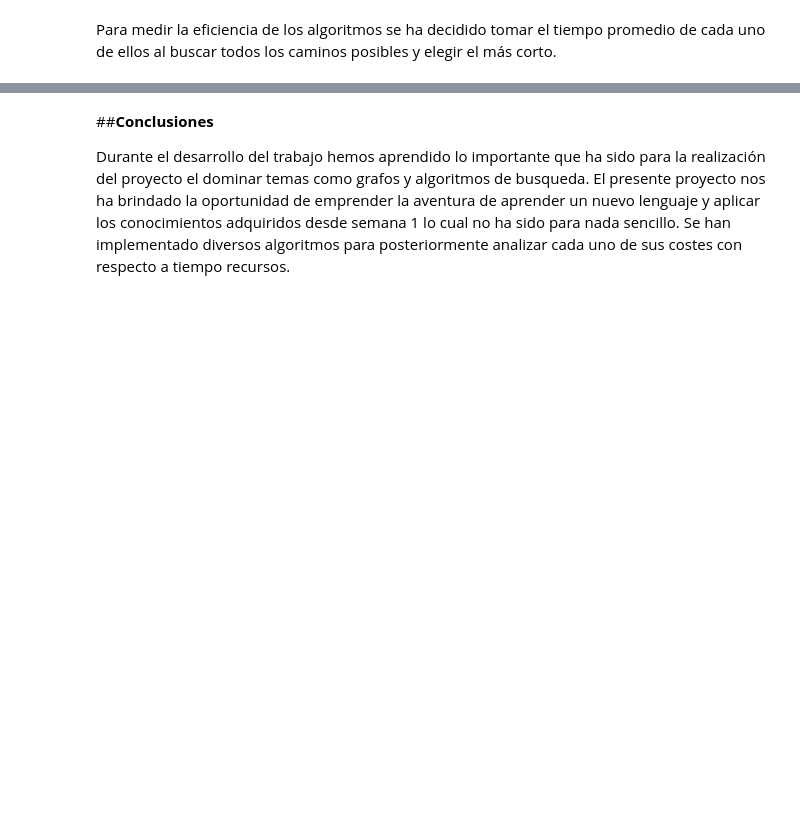
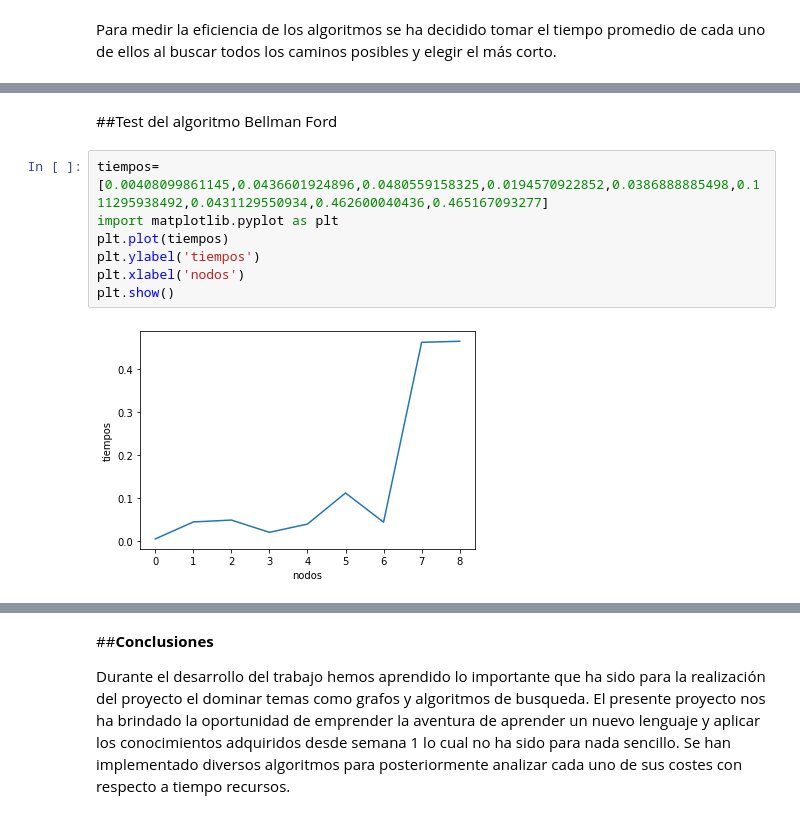
Before and after one commit to IPorteniu/CC184-Project, a Jupyter notebook: TrabajoParcial_Complejidad.ipynb, the cells around one changed output, grey strips where cells are left out. Drawn from its saved outputs; the diff is of its cells as text; blank space fills up the shorter version.

```diff
--- a/TrabajoParcial_Complejidad.ipynb
+++ b/TrabajoParcial_Complejidad.ipynb
@@ -437,0 +498,11 @@ Para medir la eficiencia de los algoritmos se ha decidido tomar el tiempo promed
+# %% [markdown]
+##Test del algoritmo Bellman Ford
+# %%
+tiempos=[0.00408099861145,0.0436601924896,0.0480559158325,0.0194570922852,0.0386888885498,0.111295938492,0.0431129550934,0.462600040436,0.465167093277]
+import matplotlib.pyplot as plt
+plt.plot(tiempos)
+plt.ylabel('tiempos')
+plt.xlabel('nodos')
+plt.show()
+# %% [output]
+[figure, added]
```
Also changed, not shown: parts of 14 cells of this notebook.
